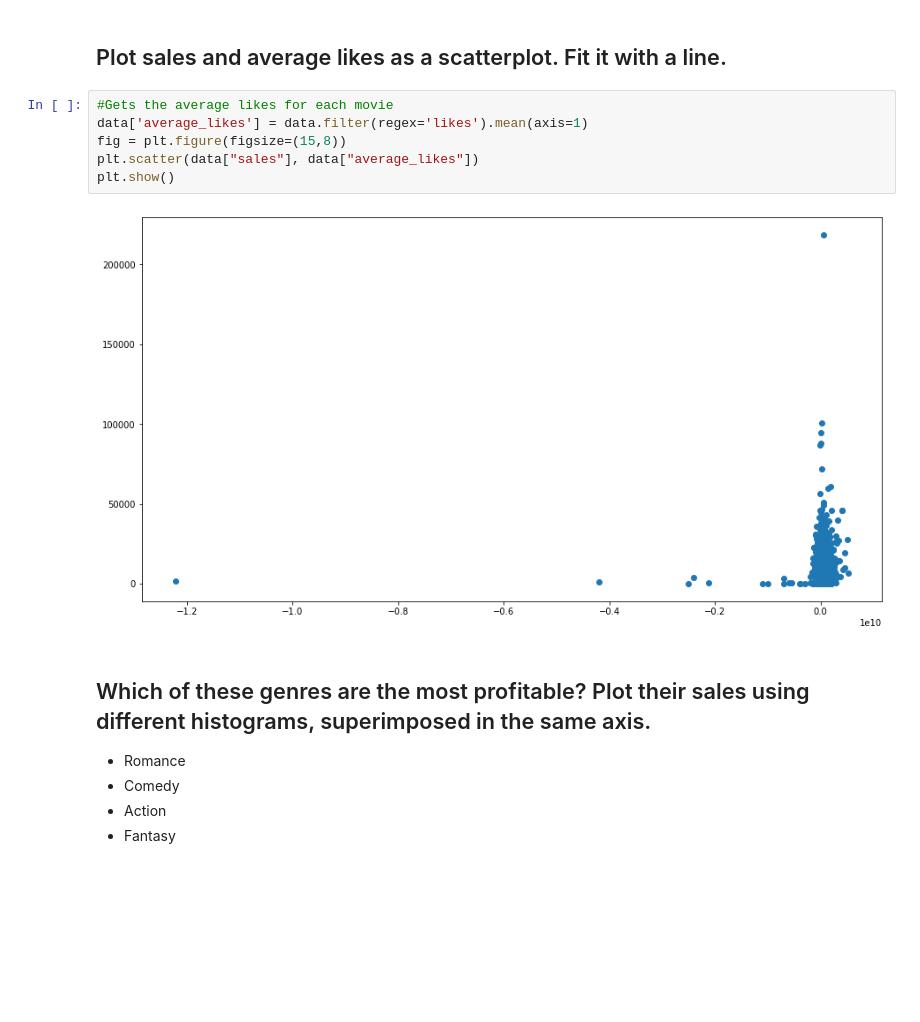
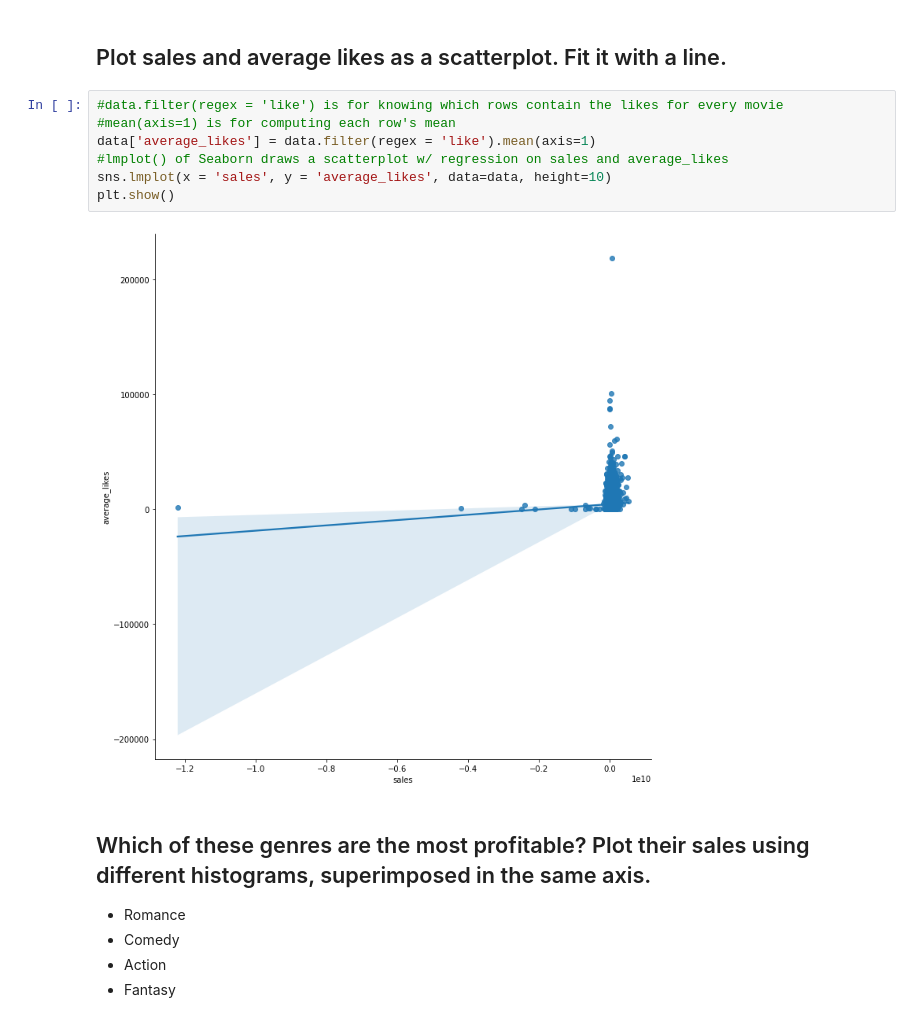
Before and after one commit to alyssuhlee/LEE-CMSC197-ML, a Jupyter notebook: HW2/[hw2].ipynb, the cells around one changed output. Cells and saved outputs as stored; diff of their text form; blank space fills up the shorter version.

```diff
--- a/HW2/[hw2].ipynb
+++ b/HW2/[hw2].ipynb
@@ -122,13 +122,14 @@ Top 10: Francis Lawrence with total sales of $755501971
 # %% [markdown]
 ## Plot sales and average likes as a scatterplot. Fit it with a line.
 # %%
-#Gets the average likes for each movie
-data['average_likes'] = data.filter(regex='likes').mean(axis=1)
-fig = plt.figure(figsize=(15,8))
-plt.scatter(data["sales"], data["average_likes"])
+#data.filter(regex = 'like') is for knowing which rows contain the likes for every movie
+#mean(axis=1) is for computing each row's mean
+data['average_likes'] = data.filter(regex = 'like').mean(axis=1)
+#lmplot() of Seaborn draws a scatterplot w/ regression on sales and average_likes
+sns.lmplot(x = 'sales', y = 'average_likes', data=data, height=10)
 plt.show()
 # %% [output]
-[figure, old version]
+[figure, new version]
 # %% [markdown]
 ## Which of these genres are the most profitable? Plot their sales using different histograms, superimposed in the same axis.
 
```
Also changed, not shown: parts of 1 cell of this notebook.
